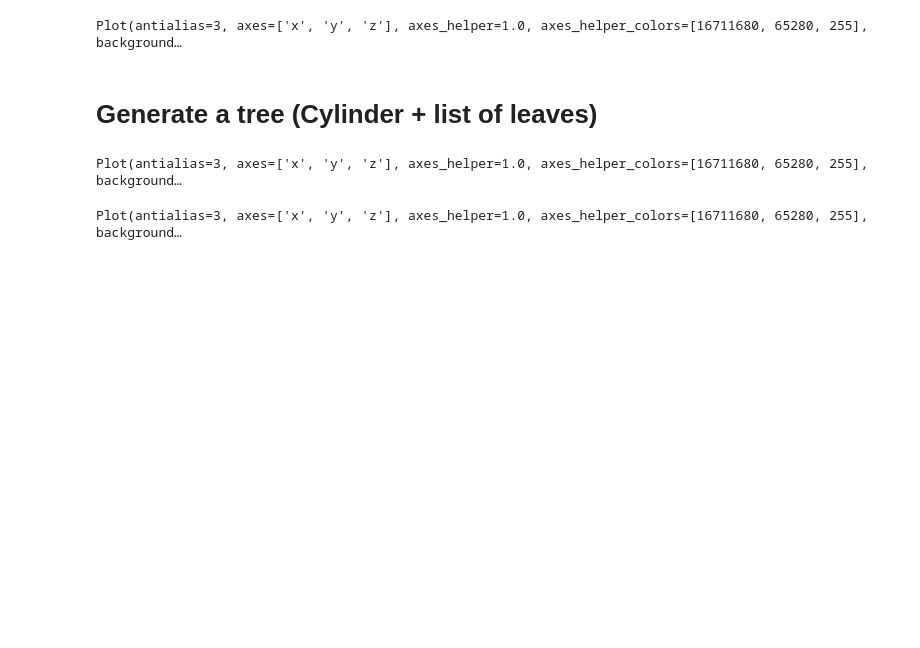
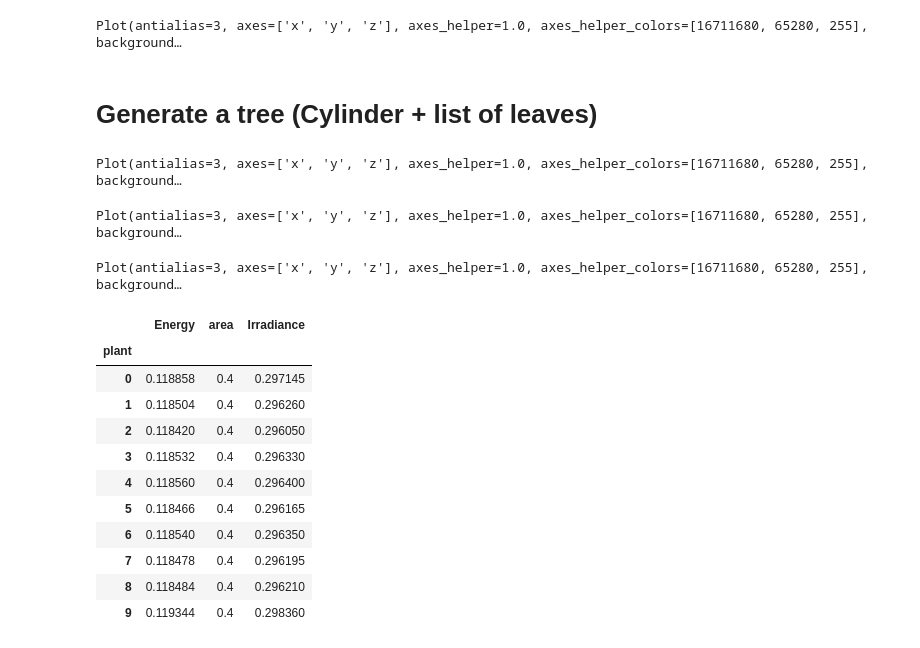
Before and after one commit to orianebro/ArchiCrop, a Jupyter notebook: tutorials/tree.ipynb, the cells around one changed output. Drawn from its saved outputs; the diff is of its cells as text; code cells hidden in the pictures; blank space fills up the shorter version.

```diff
--- a/tutorials/tree.ipynb
+++ b/tutorials/tree.ipynb
@@ -109,0 +116,17 @@ Plot(antialias=3, axes=['x', 'y', 'z'], axes_helper=1.0, axes_helper_colors=[167
+# %%
+g_tree = MTG()
+tid=g.add_component(g.root, label='Tree')
+stem_id = g.add_component(tid, label='Stem')
+leaf_id = g.add_child(stem_id, edge_type='+', label='Leaf')
+stem = g.node(stem_id)
+leaf = g.node(leaf_id)
+
+stem.geometry=tree_trunk
+stem.is_green=False
+leaf.geometry = canopy
+leaf.is_green = True
+
+stem.anchor_point = Vector3(0,0,0)
+stem.heading=Vector3(0,0,1)
+stem.visible_length = stem.geometry.height
+stem.stem_diameter = stem.geometry.radius*2
@@ -109,0 +135,32 @@ Plot(antialias=3, axes=['x', 'y', 'z'], axes_helper=1.0, axes_helper_colors=[167
+# %%
+step=100
+scene, labels = display.build_scene([g_tree], position=[(i*step,0,0) for i in range(10)])
+# %%
+PlantGL(scene)
+# %% [output]
+Plot(antialias=3, axes=['x', 'y', 'z'], axes_helper=1.0, axes_helper_colors=[16711680, 65280, 255], background…
+# %%
+from openalea.astk.sky_irradiance import sky_irradiance
+from openalea.astk.sky_sources import sky_sources, caribu_light_sources
+from alinea.caribu.data_samples import data_path
+# irr = sky_irradiance()
+# sun, sky = sky_sources(sky_type='clear_sky', sky_irradiance=irr, scale='ppfd')
+# lights = caribu_light_sources(sun, sky)
+lights = str(data_path('Turtle46soc.light'))
+# %%
+cs, raw, agg = illuminate(scene, light=lights, labels=labels)
+# %%
+mean_leaf_irradiance(agg)
+# %% [output]
+|  | Energy | area | Irradiance |
+| plant |  |  |  |
+| 0 | 0.118858 | 0.4 | 0.297145 |
+| 1 | 0.118504 | 0.4 | 0.296260 |
+| 2 | 0.118420 | 0.4 | 0.296050 |
+| 3 | 0.118532 | 0.4 | 0.296330 |
+| 4 | 0.118560 | 0.4 | 0.296400 |
+| 5 | 0.118466 | 0.4 | 0.296165 |
+| 6 | 0.118540 | 0.4 | 0.296350 |
+| 7 | 0.118478 | 0.4 | 0.296195 |
+| 8 | 0.118484 | 0.4 | 0.296210 |
+| 9 | 0.119344 | 0.4 | 0.298360 |
```
Also changed, not shown: parts of 4 cells of this notebook, 22 other files.
